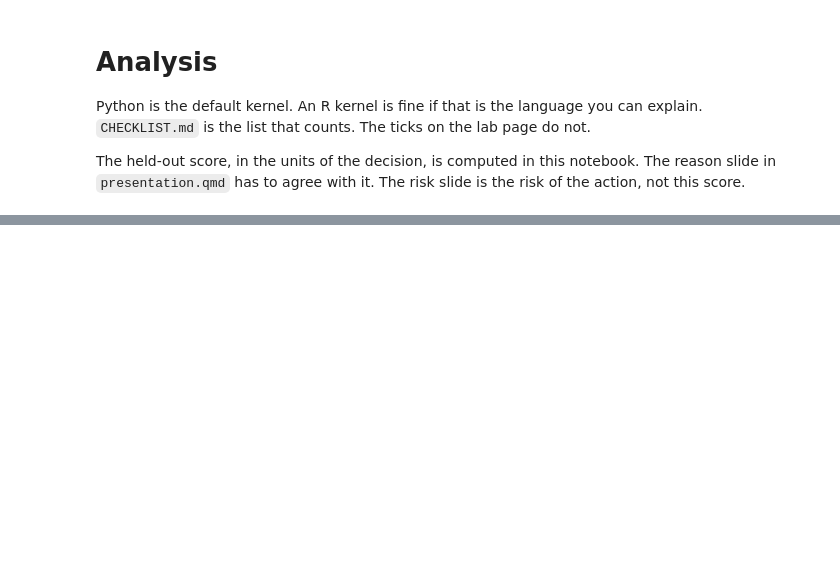
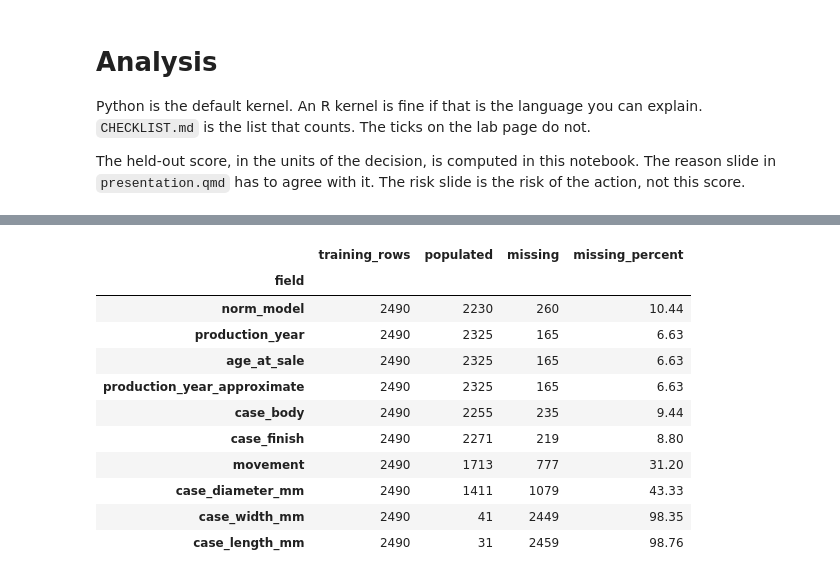
Before and after one commit to lflanigan-sudo/aii600-final-project, a Jupyter notebook: analysis.ipynb, the cells around one changed output, grey strips where cells are left out. Cells and saved outputs as stored; diff of their text form; code cells hidden in the pictures; blank space fills up the shorter version.

Commit message:
Connect audited predictors and the frozen chronological split so the notebook can be reviewed without fitting a model.

```diff
--- a/analysis.ipynb
+++ b/analysis.ipynb
@@ -285,0 +429,88 @@ Hold out data the model never sees. When the decision is about a later time, hol
+# %%
+import pandas as pd
+
+predictor_by_id = {row["record_id"]: row for row in predictors}
+if set(predictor_by_id) != set(eligible_by_id):
+    raise RuntimeError("Constructed predictors do not match the eligible record IDs.")
+
+train_predictors = pd.DataFrame([predictor_by_id[record_id] for record_id in sorted(train_ids)])
+if len(train_predictors) != 2490 or set(train_predictors["record_id"]) != train_ids:
+    raise RuntimeError("The training predictor table is not the chronological training IDs.")
+
+predictor_fields = [
+    "norm_model",
+    "production_year",
+    "age_at_sale",
+    "production_year_approximate",
+    "case_body",
+    "case_finish",
+    "movement",
+    "case_diameter_mm",
+    "case_width_mm",
+    "case_length_mm",
+]
+
+def is_missing(value):
+    if value is None:
+        return True
+    if isinstance(value, float) and pd.isna(value):
+        return True
+    return value == ""
+
+completeness_rows = []
+for field in predictor_fields:
+    missing = train_predictors[field].map(is_missing)
+    completeness_rows.append(
+        {
+            "field": field,
+            "training_rows": len(train_predictors),
+            "populated": int((~missing).sum()),
+            "missing": int(missing.sum()),
+        }
+    )
+training_completeness = pd.DataFrame(completeness_rows).set_index("field")
+training_completeness["missing_percent"] = (
+    training_completeness["missing"] / training_completeness["training_rows"] * 100
+).round(2)
+
+safeguard_rows = []
+for field in ("case_body", "movement"):
+    missing = train_predictors[field].map(is_missing)
+    source = train_predictors[f"{field}_source"]
+    safeguard_rows.append(
+        {
+            "field": field,
+            "approved_blank_kept_missing": int((missing & source.eq("approved_correction")).sum()),
+            "unresolved_conflict_kept_missing": int((missing & source.eq("unresolved_source_conflict")).sum()),
+        }
+    )
+training_safeguards = pd.DataFrame(safeguard_rows).set_index("field")
+
+price_rows = []
+for record_id in sorted(train_ids):
+    source = eligible_by_id[record_id]
+    assignment = assign_by_id[record_id]
+    if source["designer"] != assignment["brand"]:
+        raise RuntimeError(f"Brand mismatch for training record {record_id}.")
+    price_rows.append({"brand": assignment["brand"], "usd_price": float(source["usd_price_decimal_num"])})
+training_prices = pd.DataFrame(price_rows)
+if len(training_prices) != 2490 or training_prices["usd_price"].isna().any():
+    raise RuntimeError("Training price rows are incomplete.")
+training_price_summary = training_prices.groupby("brand")["usd_price"].agg(
+    Count="count",
+    Mean="mean",
+    Median="median",
+    Std_Dev="std",
+    Min="min",
+    Max="max",
+)
+
+not_stated = int(train_predictors["case_finish"].eq("not_stated").sum())
+print("Chronological training predictor completeness. Approved blanks and unresolved conflicts stay missing.")
+display(training_completeness)
+print("Missing values that the construction deliberately left blank.")
+display(training_safeguards)
+print(f"Training case_finish values recorded as not_stated: {not_stated}. That label is populated, not missing.")
+print("Chronological training sale prices by brand. Validation and test sales are excluded.")
+display(training_price_summary.round(2))
+# %% [output]
@@ -285,0 +521,12 @@ Hold out data the model never sees. When the decision is about a later time, hol
+|  | training_rows | populated | missing | missing_percent |
+| field |  |  |  |  |
+| norm_model | 2490 | 2230 | 260 | 10.44 |
+| production_year | 2490 | 2325 | 165 | 6.63 |
+| age_at_sale | 2490 | 2325 | 165 | 6.63 |
+| production_year_approximate | 2490 | 2325 | 165 | 6.63 |
+| case_body | 2490 | 2255 | 235 | 9.44 |
+| case_finish | 2490 | 2271 | 219 | 8.80 |
+| movement | 2490 | 1713 | 777 | 31.20 |
+| case_diameter_mm | 2490 | 1411 | 1079 | 43.33 |
+| case_width_mm | 2490 | 41 | 2449 | 98.35 |
+| case_length_mm | 2490 | 31 | 2459 | 98.76 |
```
Also changed, not shown: parts of 29 cells of this notebook, 1 other file.
